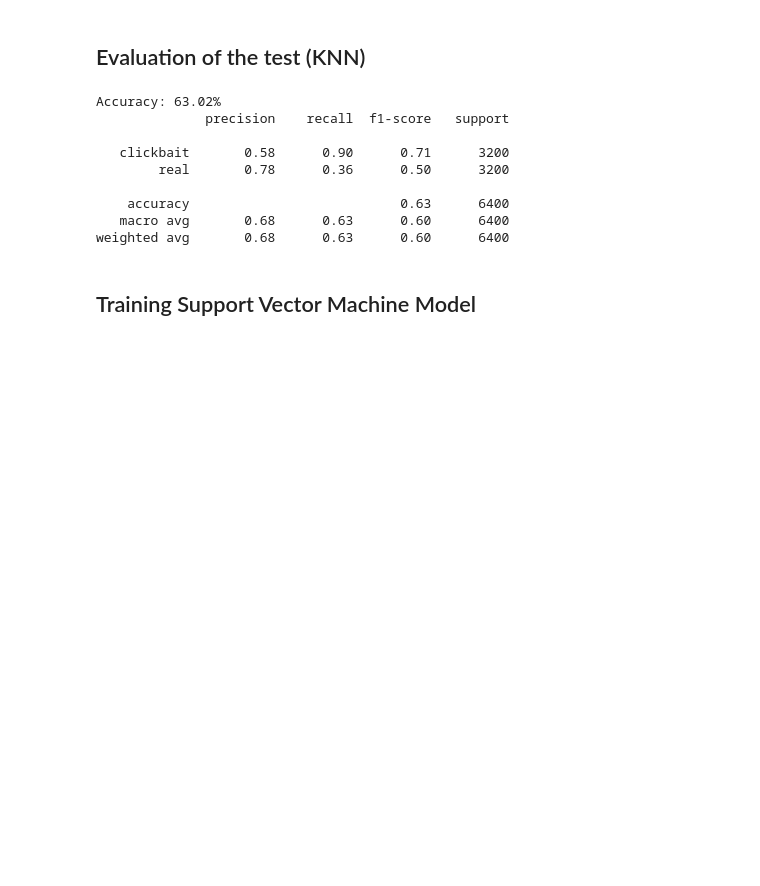
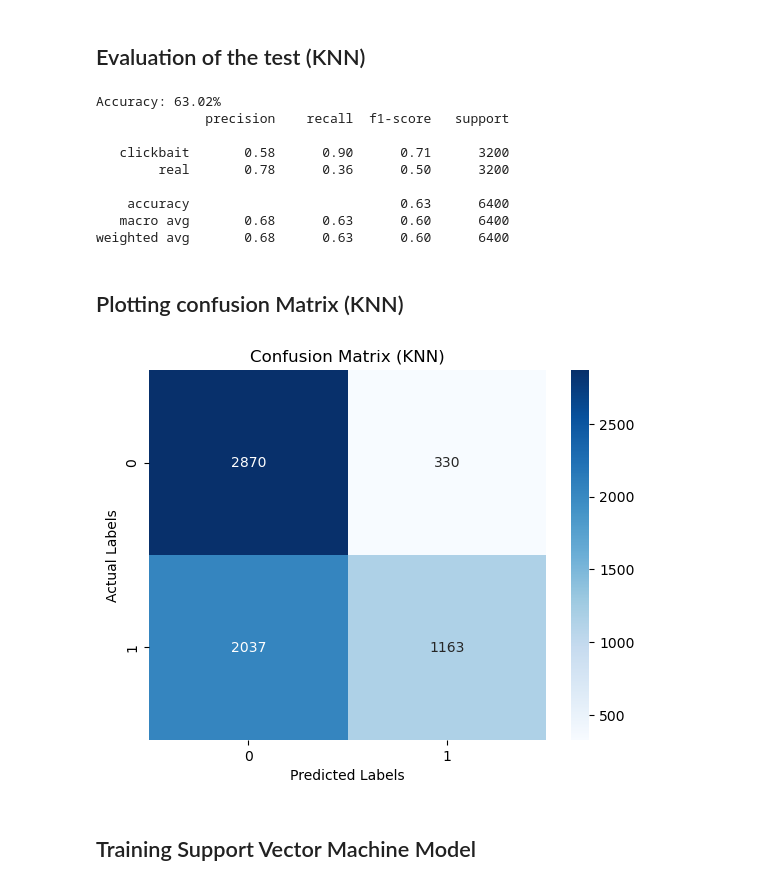
Before and after one commit to MH-Rohan-JU/Clickbait-detection-using-ML, a Jupyter notebook: With English Dataset/clickbait_en.ipynb, the cells around one changed output. Drawn from its saved outputs; the diff is of its cells as text; code cells hidden in the pictures; blank space fills up the shorter version.

```diff
--- a/With English Dataset/clickbait_en.ipynb
+++ b/With English Dataset/clickbait_en.ipynb
@@ -119,6 +121,17 @@ Accuracy: 63.02%
     accuracy                           0.63      6400
    macro avg       0.68      0.63      0.60      6400
 weighted avg       0.68      0.63      0.60      6400
+# %% [markdown]
+## Plotting confusion Matrix (KNN)
+# %%
+cm = confusion_matrix(y_test, y_pred_knn)
+sns.heatmap(cm, annot=True, fmt='d', cmap='Blues')
+plt.title("Confusion Matrix (KNN)")
+plt.ylabel('Actual Labels')        # y-axis label (true values)
+plt.xlabel('Predicted Labels')     # x-axis label (predicted values)
+plt.show()
+# %% [output]
+[figure, added]
 # %% [markdown]
 ## Training Support Vector Machine Model
 # %%
```
Also changed, not shown: parts of 1 cell of this notebook.
